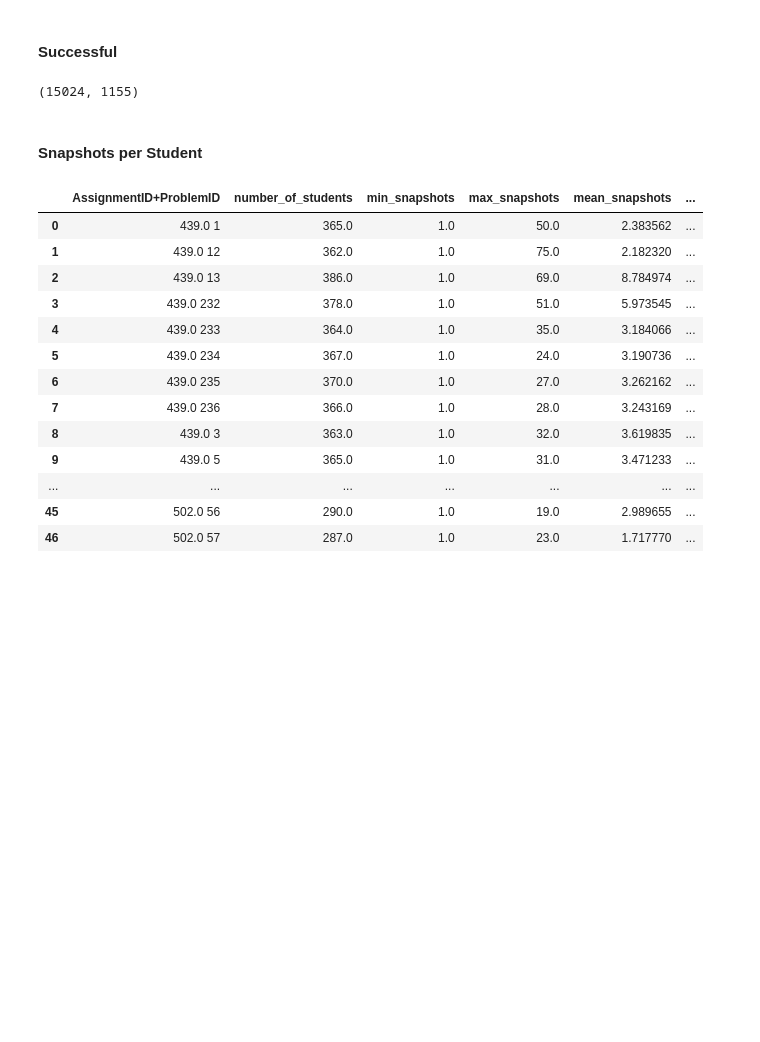
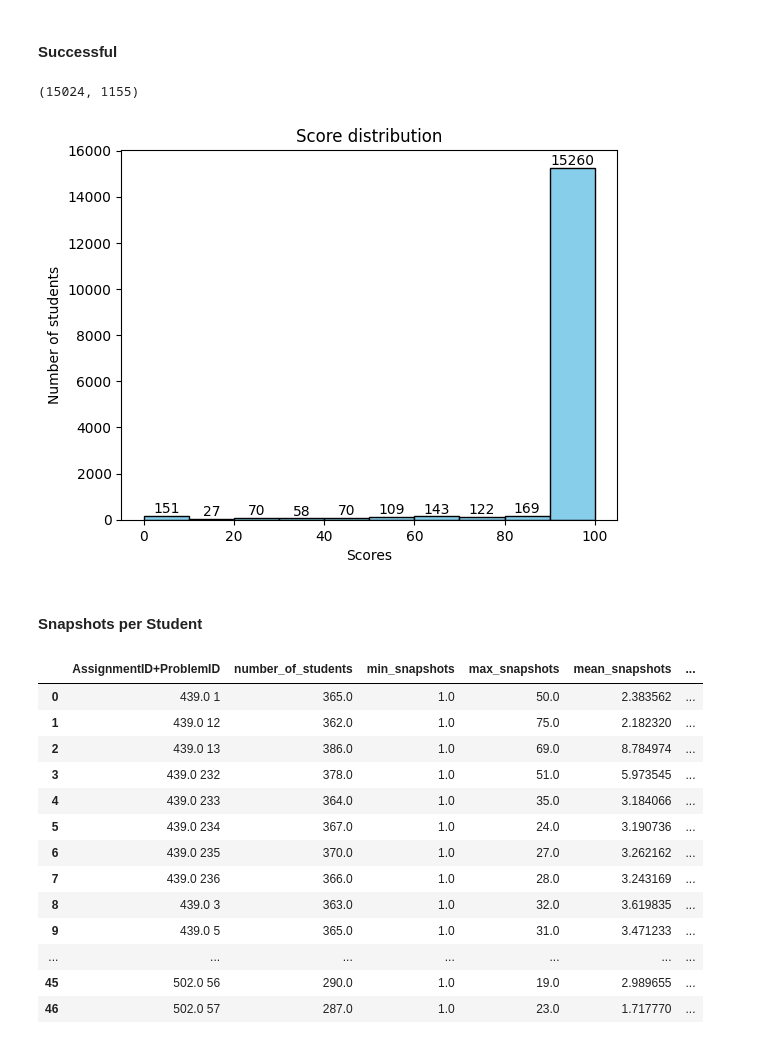
Before and after one commit to nogaschw/Detecting-Struggling-Student-Programmers-using-Proficiency-Taxonomies, a Jupyter notebook: stat_codeworkout.ipynb, the cells around one changed output. Cells and saved outputs as stored; diff of their text form; code cells hidden in the pictures; blank space fills up the shorter version.

```diff
--- a/stat_codeworkout.ipynb
+++ b/stat_codeworkout.ipynb
@@ -72,6 +72,18 @@ not_successfull = df[df['Max.Score'] < 1]
 len(successfull), len(not_successfull)
 # %% [output]
 (15024, 1155)
+# %%
+x = df['Max.Score'].apply(lambda x: 100 * x)
+plt.title('Score distribution')
+plt.xlabel('Scores')
+plt.ylabel('Number of students')
+n, bins, patches = plt.hist(x, color='skyblue', edgecolor='black')
+for i in range(len(patches)):
+    plt.text(patches[i].get_x() + patches[i].get_width() / 2, patches[i].get_height(), int(patches[i].get_height()), ha='center', va='bottom')
+
+plt.show()
+# %% [output]
+[figure, added]
 # %% [markdown]
 #### Snapshots per Student
 # %%
```
Also changed, not shown: parts of 7 cells of this notebook, 1 other file.
